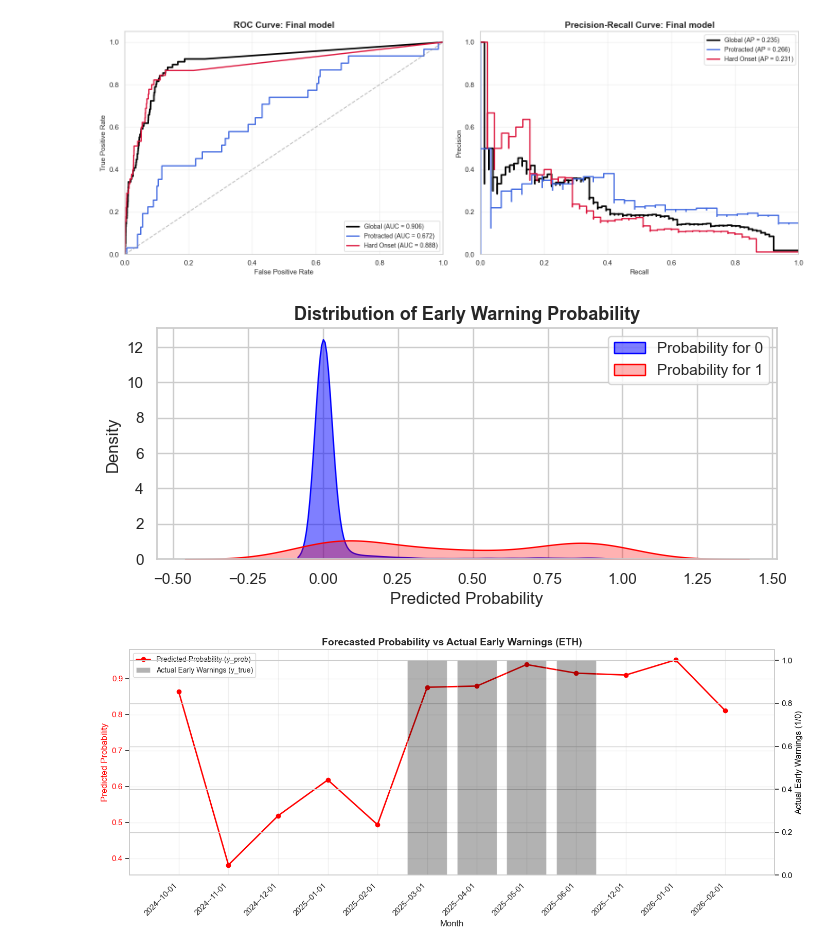
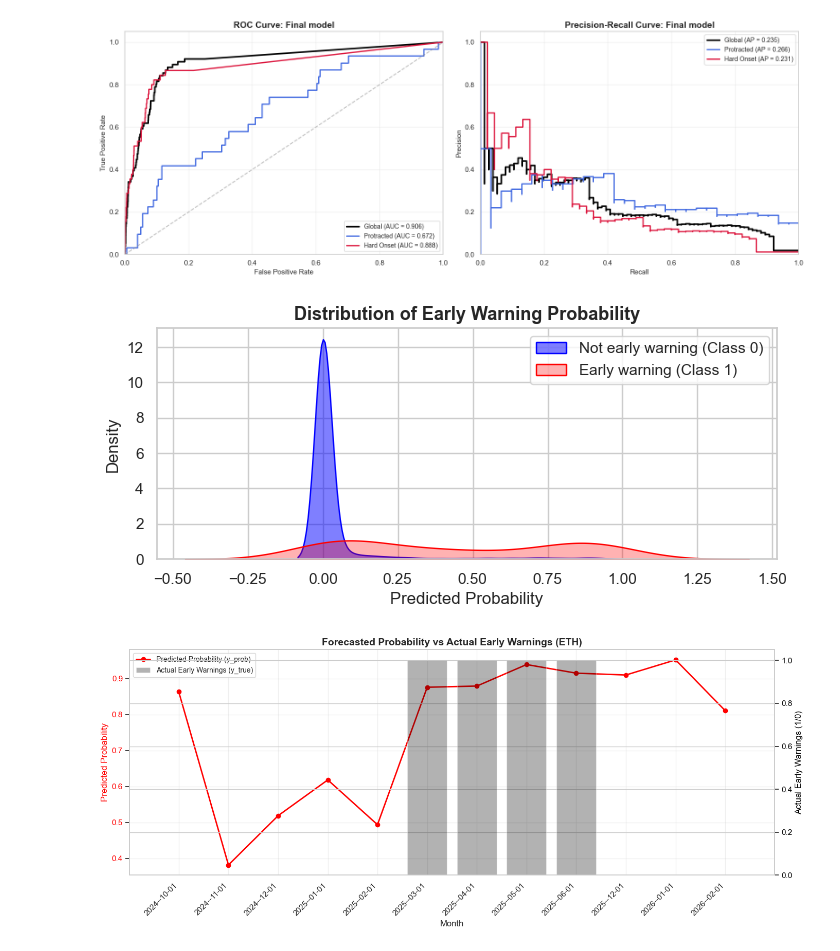
Before and after one commit to gallagelpi/Master_thesis, a Jupyter notebook: pipeline/results.ipynb, the cells around one changed output. Drawn from its saved outputs; the diff is of its cells as text; code cells hidden in the pictures.

```diff
--- a/pipeline/results.ipynb
+++ b/pipeline/results.ipynb
@@ -709,26 +709,26 @@ plot_single_experiment_subgroups(experiment_name = "Final model", df_master = df
 # %%
 # Setting the aesthetic style of the plots
 sns.set(style="whitegrid")
 
 # Plotting
 plt.figure(figsize=(8, 3))
 
 # KDE plot for category 0 with the updated 'fill' parameter
-sns.kdeplot(df_preds_final.loc[df_preds_final['y_true'] == 0, 'y_prob'], color="blue", fill=True, alpha=0.5, label='Probability for 0')
+sns.kdeplot(df_preds_final.loc[df_preds_final['y_true'] == 0, 'y_prob'], color="blue", fill=True, alpha=0.5, label='Not early warning (Class 0)')
 
 # KDE plot for category 1 with the updated 'fill' parameter
-sns.kdeplot(df_preds_final.loc[df_preds_final['y_true'] == 1, 'y_prob'], color="red", fill=True, alpha=0.3, label='Probability for 1')
+sns.kdeplot(df_preds_final.loc[df_preds_final['y_true'] == 1, 'y_prob'], color="red", fill=True, alpha=0.3, label='Early warning (Class 1)')
 
 # Adding plot title, and x and y labels
 plt.title('Distribution of Early Warning Probability', fontweight='bold', fontsize=13)
 plt.xlabel('Predicted Probability')
 plt.ylabel('Density')
 
 # Adding a legend to differentiate between categories
 plt.legend()
 plt.show()
 # %% [output]
-[figure, old version]
+[figure, new version]
 # %%
 # Filter data for a specific country
 country_code = "ETH"  # Change this to any iso3 you want to visualize
```
Also changed, not shown: parts of 2 cells of this notebook, 3 other files.
